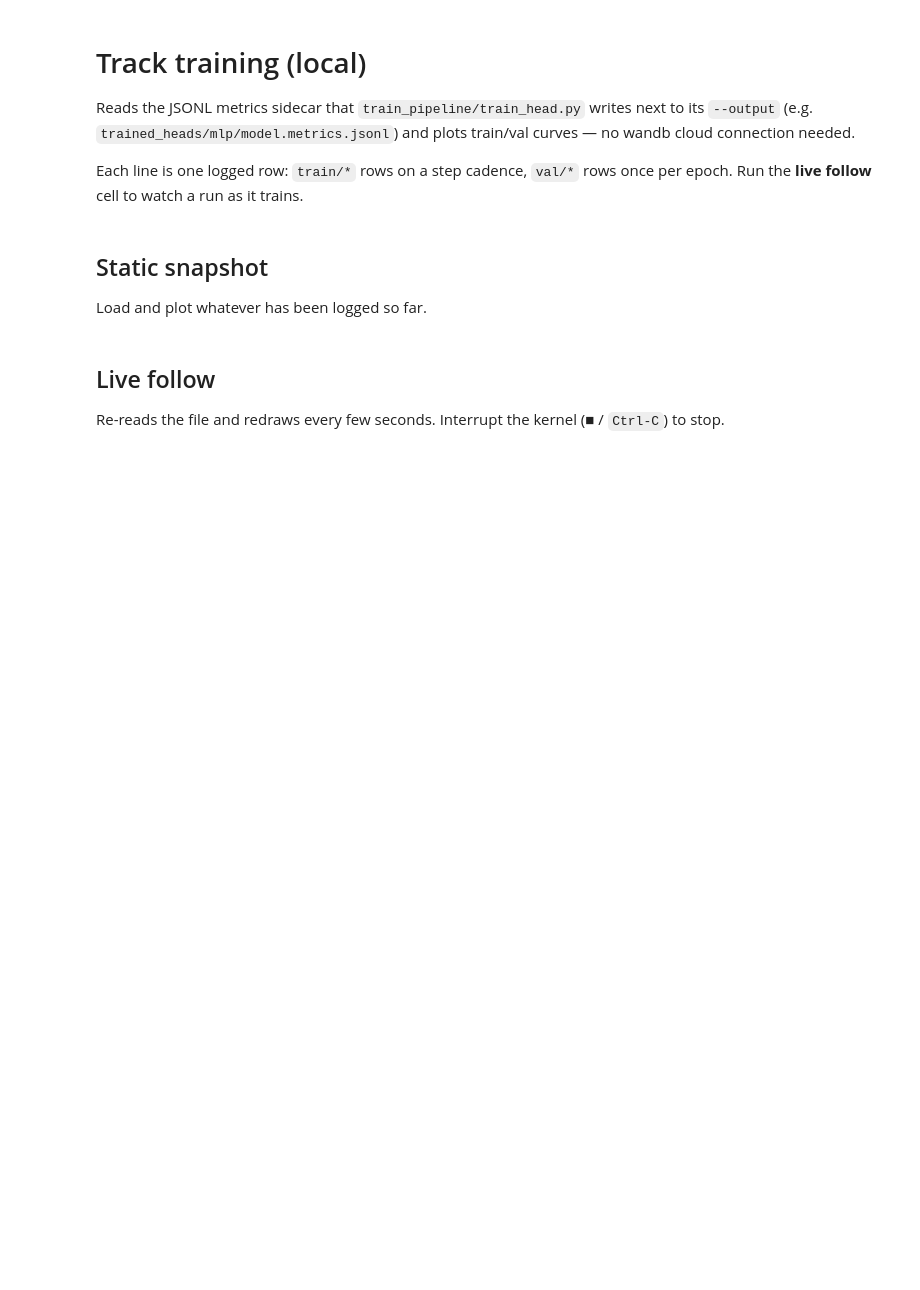
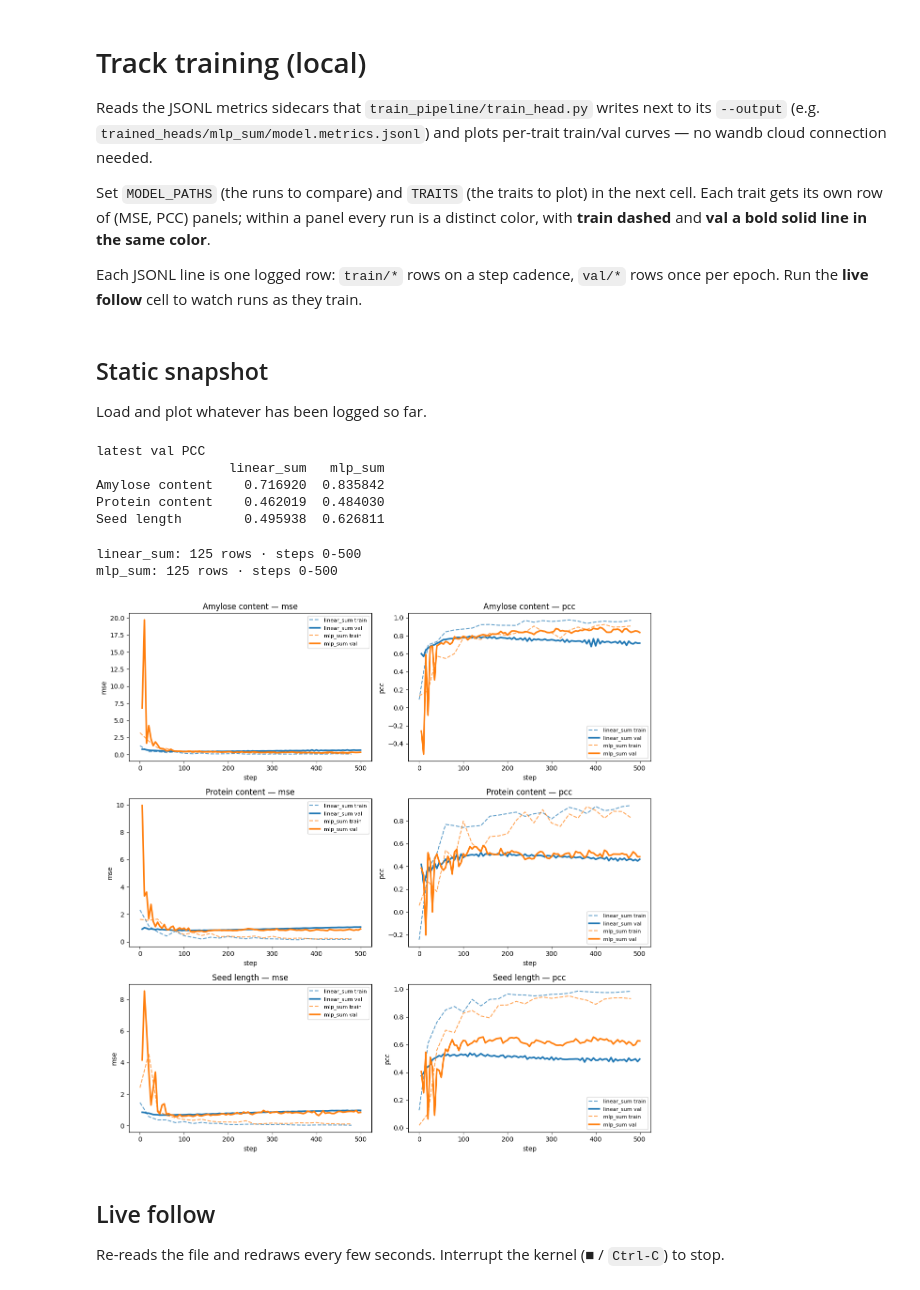
Before and after one commit to amdson/svar, a Jupyter notebook: train_pipeline/track_training.ipynb, the cells around one changed output. Cells and saved outputs as stored; diff of their text form; code cells hidden in the pictures; blank space fills up the shorter version.

Commit message:
running everything

```diff
--- a/train_pipeline/track_training.ipynb
+++ b/train_pipeline/track_training.ipynb
@@ -1,9 +1,11 @@
 # %% [markdown]
 # Track training (local)
 
-Reads the JSONL metrics sidecar that `train_pipeline/train_head.py` writes next to its `--output` (e.g. `trained_heads/mlp/model.metrics.jsonl`) and plots train/val curves — no wandb cloud connection needed.
+Reads the JSONL metrics sidecars that `train_pipeline/train_head.py` writes next to its `--output` (e.g. `trained_heads/mlp_sum/model.metrics.jsonl`) and plots per-trait train/val curves — no wandb cloud connection needed.
 
-Each line is one logged row: `train/*` rows on a step cadence, `val/*` rows once per epoch. Run the **live follow** cell to watch a run as it trains.
+Set `MODEL_PATHS` (the runs to compare) and `TRAITS` (the traits to plot) in the next cell. Each trait gets its own row of (MSE, PCC) panels; within a panel every run is a distinct color, with **train dashed** and **val a bold solid line in the same color**.
+
+Each JSONL line is one logged row: `train/*` rows on a step cadence, `val/*` rows once per epoch. Run the **live follow** cell to watch runs as they train.
 # %%
 import json
 import time
@@ -51,11 +88,34 @@ def plot_metrics(df):
 # %% [markdown]
 ## Static snapshot
 Load and plot whatever has been logged so far.
+# %%
+metrics_by_model = load_all(MODEL_PATHS)
+
+# Latest logged val PCC per model x trait.
+summary = pd.DataFrame({
+    name: {
+        trait: df[f"val/pcc/{trait}"].dropna().iloc[-1]
+        for trait in TRAITS
+        if f"val/pcc/{trait}" in df.columns and df[f"val/pcc/{trait}"].notna().any()
+    }
+    for name, df in metrics_by_model.items()
+})
+print("latest val PCC")
+print(summary)
+# %% [output]
+latest val PCC
+                 linear_sum   mlp_sum
+Amylose content    0.716920  0.835842
+Protein content    0.462019  0.484030
+Seed length        0.495938  0.626811
 # %%
-df = load_metrics(METRICS_PATH)
-print(f"{len(df)} rows · steps {df['step'].min()}-{df['step'].max()}")
-plot_metrics(df)
-df.tail()
+for name, df in metrics_by_model.items():
+    print(f"{name}: {len(df)} rows · steps {df['step'].min()}-{df['step'].max()}")
+plot_traits(metrics_by_model, TRAITS)
+# %% [output]
+linear_sum: 125 rows · steps 0-500
+mlp_sum: 125 rows · steps 0-500
+[figure, added]
 # %% [markdown]
 ## Live follow
 Re-reads the file and redraws every few seconds. Interrupt the kernel (■ / `Ctrl-C`) to stop.
```
Also changed, not shown: parts of 2 cells of this notebook, 3 other files.
